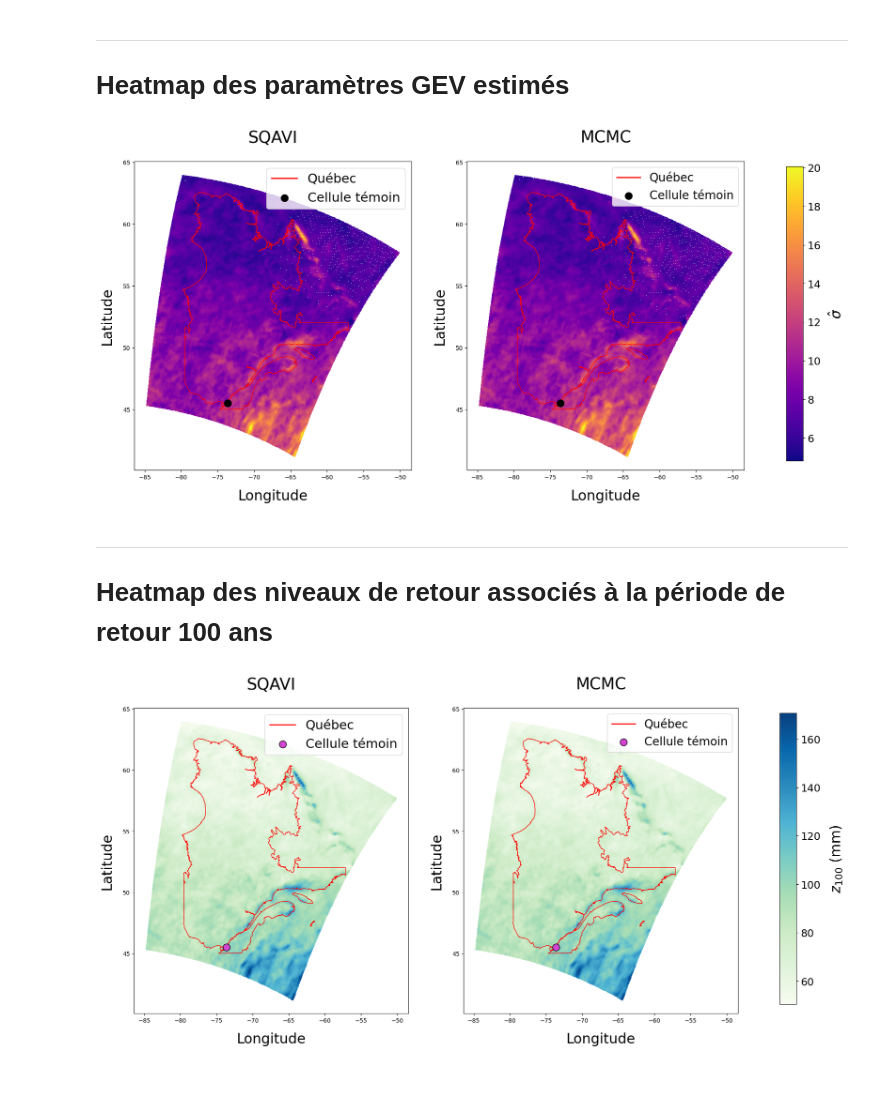
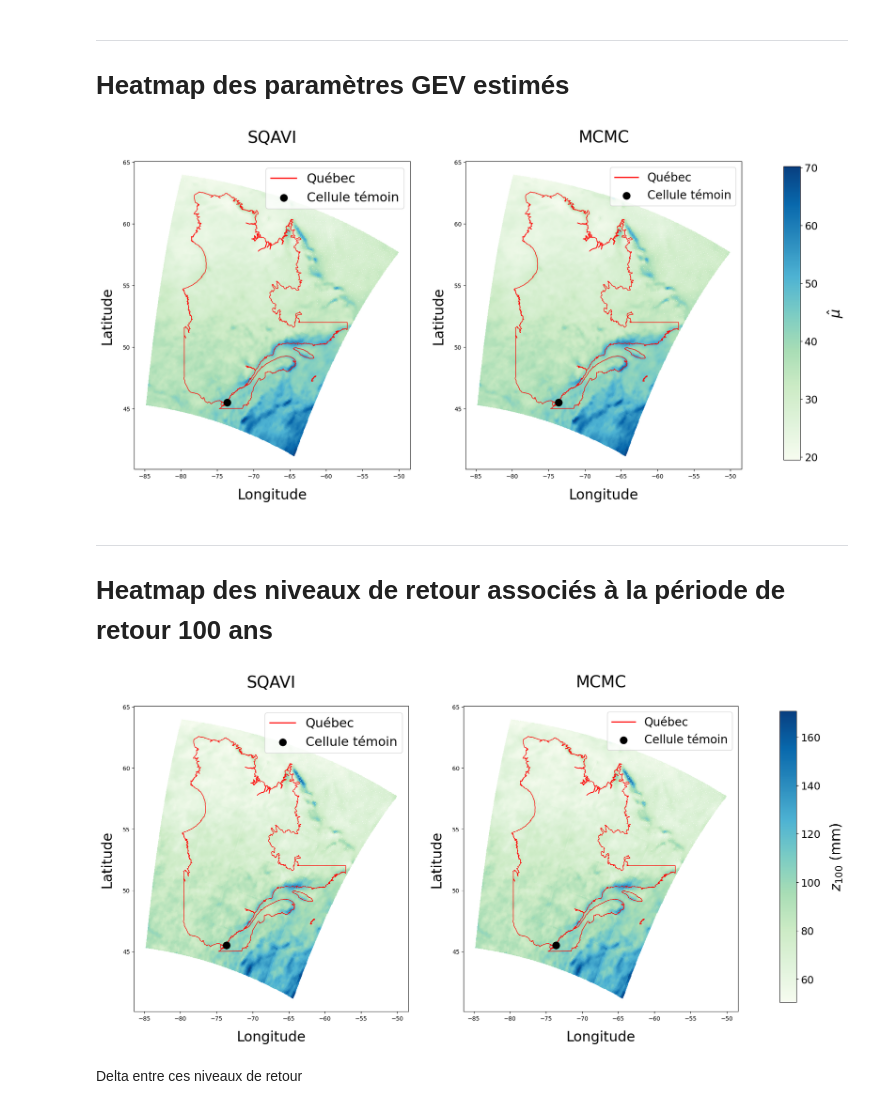
Before and after one commit to willemmtl/SQAVI, a Jupyter notebook: visualisation.ipynb, the cells around one changed output. Drawn from its saved outputs; the diff is of its cells as text; code cells hidden in the pictures; blank space fills up the shorter version.

Commit message:
memoire results (without images and mcmc chains)

```diff
--- a/visualisation.ipynb
+++ b/visualisation.ipynb
@@ -40,7 +36,7 @@ Réduction de la taille du jeu de données pour se focaliser sur le Québec.
 # [rows, cols]
 bounds = [210, 175]
 
-bounded_lats_rec = np.round(lats_rec[:bounds[0], :bounds[1]], decimals=4)
-bounded_lons_rec = np.round(lons_rec[:bounds[0], :bounds[1]] - 360, decimals=4)
+bounded_lats = np.round(lats_rec[:bounds[0], :bounds[1]], decimals=4)
+bounded_lons = np.round(lons_rec[:bounds[0], :bounds[1]] - 360, decimals=4)
 # Conversion en mm
-bounded_precips_rec = maxima2022[0:bounds[0], 0:bounds[1]] * 1000
+bounded_precips = maxima2022[0:bounds[0], 0:bounds[1]] * 1000
@@ -47,7 +45,7 @@ bounded_precips_rec = maxima2022[0:bounds[0], 0:bounds[1]] * 1000
 # %%
-flat_lats_rec = bounded_lats_rec.flatten()
-flat_lons_rec = bounded_lons_rec.flatten()
-flat_precips_rec = bounded_precips_rec.flatten()
+flat_lats = bounded_lats.flatten()
+flat_lons = bounded_lons.flatten()
+flat_precips = bounded_precips.flatten()
 # %% [markdown]
 ---
 # Plots
@@ -139,8 +137,8 @@ sigma_mcmc_estimates = np.exp(np.fromfile(loadingFolder + '/phi_mcmc_estimates.b
 # %%
 from matplotlib.lines import Line2D
 
-vmin = min(min(sigma_sqavi_estimates), min(sigma_mcmc_estimates))
-vmax = max(max(sigma_sqavi_estimates), max(sigma_mcmc_estimates))
+vmin = min(min(mu_sqavi_estimates), min(mu_mcmc_estimates))
+vmax = max(max(mu_sqavi_estimates), max(mu_mcmc_estimates))
 
 fontsize = 24
 
@@ -150,9 +148,9 @@ legend_handle = Line2D([0], [0], color='red', lw=2, label='Québec')
 
 # Carte 1
 sc1 = ax1.scatter(
-    flat_lons_rec, flat_lats_rec,
-    c=sigma_sqavi_estimates,
-    cmap='plasma',
+    flat_lons, flat_lats,
+    c=mu_sqavi_estimates,
+    cmap='GnBu',
     marker='s',
     s=6,
     edgecolor='none',
@@ -176,39 +174,39 @@ ax1.set_ylabel("Latitude", fontsize=fontsize, labelpad=15)
 
 # Carte 2
 sc2 = ax2.scatter(
-    flat_lons_rec, flat_lats_rec,
-    c=sigma_mcmc_estimates,
-    cmap='plasma',
+    flat_lons, flat_lats,
+    c=mu_mcmc_estimates,
+    cmap='GnBu',
     marker='s',
     s=6,
     edgecolor='none',
     vmin=vmin,
     vmax=vmax,
 )
 provinces.plot(ax=ax2, color="none", edgecolor="red")
 scMTL2 = ax2.scatter(
     -73.61365, 45.49225,
     c="black",
     s=150,
     ec="black",
     label="Cellule témoin",
 )
 
 ax2.set_title("MCMC", fontsize=fontsize+4, y=1.05)
 ax2.set_xlabel("Longitude", fontsize=fontsize, labelpad=15)
 ax2.set_ylabel("Latitude", fontsize=fontsize, labelpad=15)
 
 ax2.legend(handles=[legend_handle, scMTL2], fontsize=fontsize-4)
 
 fig.subplots_adjust(right=0.85)
 cbar_ax = fig.add_axes([0.9, 0.15, 0.02, 0.7])
 cbar = fig.colorbar(sc2, cax=cbar_ax)
-cbar.set_label("$\hat{\sigma}$", fontsize=fontsize, labelpad=15)
+cbar.set_label("$\hat{\mu}$", fontsize=fontsize, labelpad=15)
 cbar.ax.tick_params(labelsize=fontsize-6)
 
-plt.savefig("images/sigma_heatmaps.png", dpi=300)
+plt.savefig("images/mu_heatmaps.png", dpi=300)
 # %% [output]
-[figure, old version]
+[figure, new version]
 # %% [markdown]
 ---
 # Heatmap des niveaux de retour associés à la période de retour 100 ans
@@ -240,7 +238,7 @@ legend_handle = Line2D([0], [0], color='red', lw=2, label='Québec')
 
 # Carte 1
 sc1 = ax1.scatter(
-    flat_lons_rec, flat_lats_rec,
+    flat_lons, flat_lats,
     c=return_level_sqavi,
     cmap='GnBu',
     marker='s',
@@ -252,7 +250,7 @@ sc1 = ax1.scatter(
 provinces.plot(ax=ax1, color="none", edgecolor="red")
 scMTL1 = ax1.scatter(
     -73.61365, 45.49225,
-    c="#d145d0",
+    c="black",
     s=150,
     ec="black",
     label="Cellule témoin",
@@ -266,7 +264,7 @@ ax1.set_ylabel("Latitude", fontsize=fontsize, labelpad=15)
 
 # Carte 2
 sc2 = ax2.scatter(
-    flat_lons_rec, flat_lats_rec,
+    flat_lons, flat_lats,
     c=return_level_mcmc,
     cmap='GnBu',
     marker='s',
@@ -278,7 +276,7 @@ sc2 = ax2.scatter(
 provinces.plot(ax=ax2, color="none", edgecolor="red")
 scMTL2 = ax2.scatter(
     -73.61365, 45.49225,
-    c="#d145d0",
+    c="black",
     s=150,
     ec="black",
     label="Cellule témoin",
@@ -298,7 +296,9 @@ cbar.ax.tick_params(labelsize=fontsize-6)
 
 plt.savefig("images/return_levels.png", dpi=300)
 # %% [output]
-[figure, old version]
+[figure, new version]
+# %% [markdown]
+Delta entre ces niveaux de retour
 # %%
 from matplotlib.lines import Line2D
 
```
Also changed, not shown: parts of 5 cells of this notebook, 10 other files.
